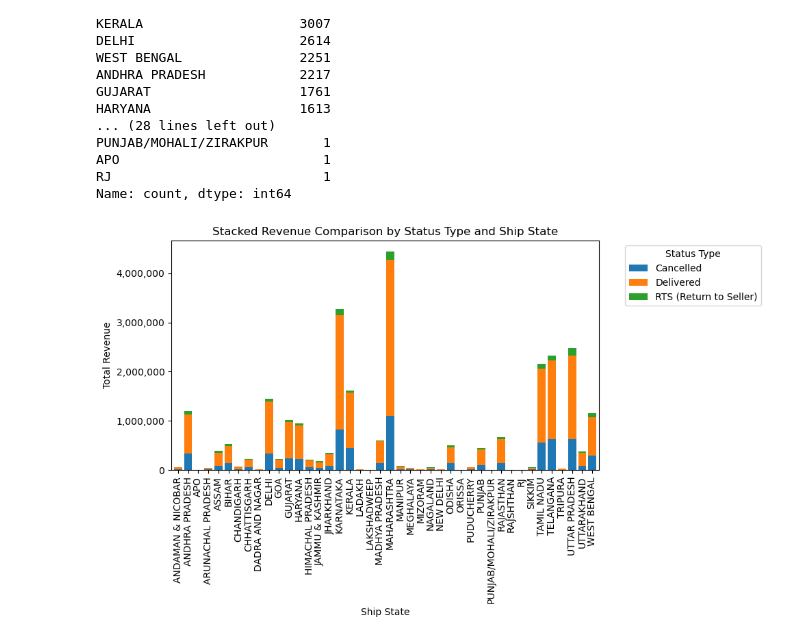
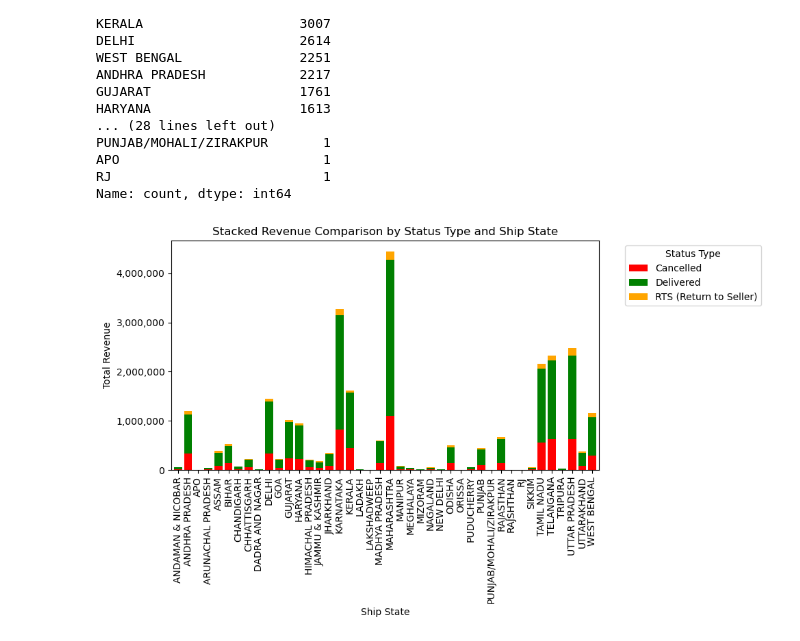
Before and after one commit to brianna-mitri/project-1, a Jupyter notebook: SM_Work/state_versus_sales.ipynb, the cells around one changed output. Saved outputs shown, nothing was run; the diff lists cells and outputs as text; code cells hidden in the pictures.

```diff
--- a/SM_Work/state_versus_sales.ipynb
+++ b/SM_Work/state_versus_sales.ipynb
@@ -81,27 +70,33 @@ grouped_df = clean_amazon_df.groupby(['ship-state',
 # %%
 # Plotting using matplotlib
 plt.figure(figsize=(10, 6))
 
 # Plot a bar plot where 'Ship State' is on the x-axis and revenue on the y-axis
-stat_plt = grouped_df.plot(kind='bar', stacked=True, ax=plt.gca(), width=0.8)
+stat_plt = grouped_df.plot(kind='bar', stacked=True, ax=plt.gca(), width=0.8,
+                           color={'Delivered': 'green',
+                                  'Cancelled': 'red',
+                                  'RTS (Return to Seller)': 'orange'})
 
 # Adding labels and title
 plt.title('Stacked Revenue Comparison by Status Type and Ship State')
 plt.xlabel('Ship State')
 plt.ylabel('Total Revenue')
 
 # Rotate x-axis labels for better readability
 plt.xticks(rotation=90)
 
 stat_plt.yaxis.set_major_formatter(mticker.StrMethodFormatter('{x:,.0f}'))
 
 # Adding a legend to differentiate the status types
 plt.legend(title='Status Type', bbox_to_anchor=(1.05, 1), loc='upper left')
 
 # Adjust layout to prevent clipping of labels
 plt.tight_layout()
 
+# Save the visualization as an image file
+plt.savefig(f'{output}SM_Stacked Revenue Comparison by Status Type and Ship State.png')  # Save as PNG
+
 # Display the plot
 plt.show()
 # %% [output]
-[figure, old version]
+[figure, new version]
```
Also changed, not shown: parts of 7 cells of this notebook.
